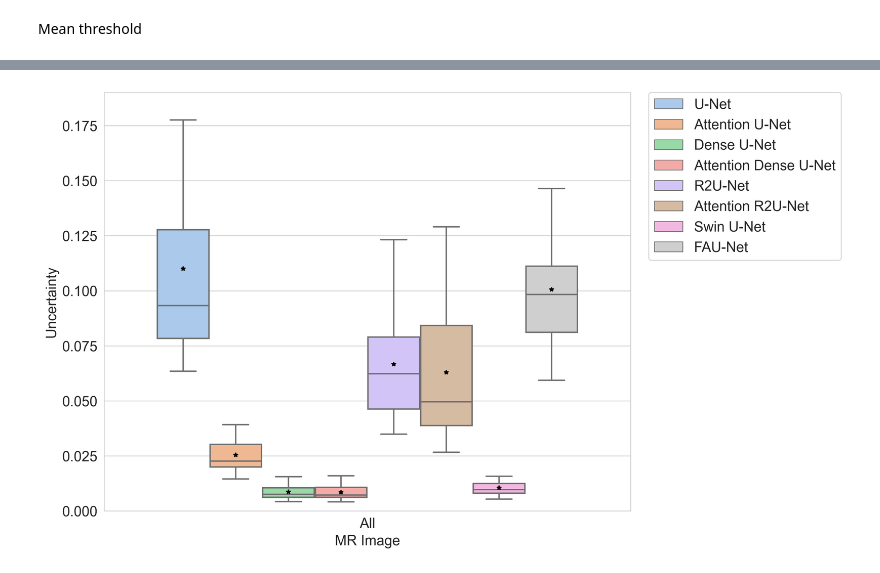
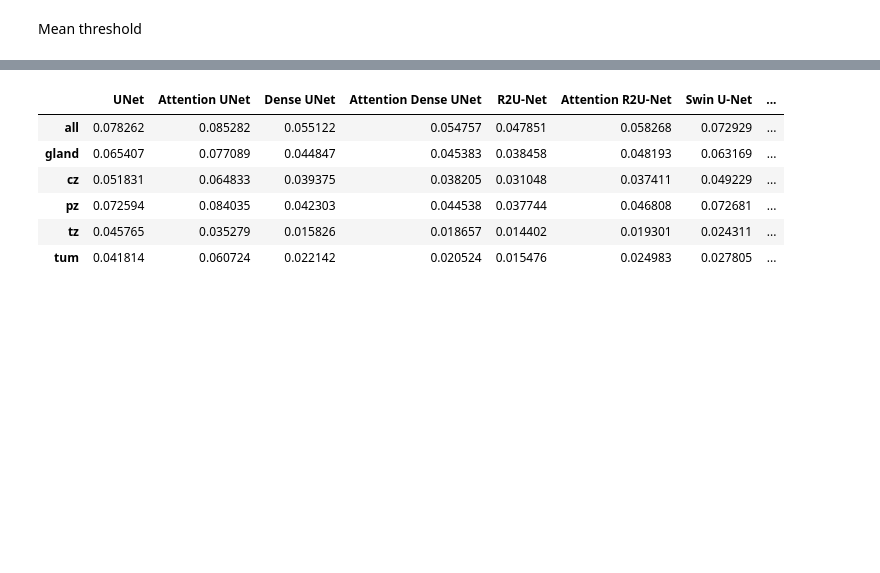
Before and after one commit to pabloquihui/Dataset_pca, a Jupyter notebook: plot_uq.ipynb, the cells around one changed output, grey strips where cells are left out. Saved outputs shown, nothing was run; the diff lists cells and outputs as text; code cells hidden in the pictures; blank space fills up the shorter version.

```diff
--- a/plot_uq.ipynb
+++ b/plot_uq.ipynb
@@ -545,6 +651,44 @@ for name in list(entropy.keys()):
     d = ({"all": ent_all, "gland": ent_gland, "cz": ent_cz, "pz": ent_pz, "tz": ent_tz, "tum": ent_tum})
     dict_boxplot[name] = pd.DataFrame(d, index=range(31))
     # dict_boxplot[name].to_csv(name)
+# %%
+import pandas as pd
+dict_boxplot = {}
+for name in list(entropy.keys()):
+    thres = 0
+
+
+    ent_cz = np.mean(dict_entropy[name]['entropy_cz'], axis=(1,2))
+    ent_pz = np.mean(dict_entropy[name]['entropy_pz'], axis=(1,2))
+    ent_tz = np.mean(dict_entropy[name]['entropy_tz'], axis=(1,2))
+    ent_tum = np.mean(dict_entropy[name]['entropy_tum'], axis=(1,2))
+    ent_gland = np.mean(dict_entropy[name]['entropy_gland'], axis=(1,2))
+    ent_all = np.mean(dict_entropy[name]['entropy_all'], axis=(1,2))
+
+
+
+    ent_tz2 = []
+    ent_tum2 = []
+    x=0
+    y=0
+    for i in range(31):
+        if i in idx_tz:
+            ent_tz2.append(np.NaN)
+        else:
+            ent_tz2.append(ent_tz[x])
+            x+=1
+        if i in idx_tum:
+            ent_tum2.append(np.NaN)
+        else:
+            ent_tum2.append(ent_tum[y])
+            y+=1
+    ent_tz = np.array(ent_tz2)
+    ent_tum = np.array(ent_tum2)
+
+    d = ({"all": ent_all, "gland": ent_gland, "cz": ent_cz, "pz": ent_pz, "tz": ent_tz, "tum": ent_tum})
+    dict_boxplot[name] = pd.DataFrame(d, index=range(31))
+    # dict_boxplot[name].to_csv(name)
+    # print(dict_boxplot)
 # %%
 import matplotlib.pyplot as plt
 import numpy as np; np.random.seed(1)
@@ -611,33 +758,23 @@ plt.show()
-# %%
-plt.rcParams['font.size'] = 15
-plt.figure(figsize=[10,8],dpi=300)
-sns.set_style("whitegrid")
-
-# ax_1 = sns.stripplot(x='Zone', y='Uncertainty', hue='Model', data=mdf, size=3, jitter=0.15, dodge= True,
-#               linewidth=0.5,edgecolor='gray', palette='pastel')
-ax_2 = sns.boxplot(x="Zone", y="Uncertainty", hue="Model", data=mdf_only_all, fliersize= 0,
-                 palette='pastel', showmeans=True, meanprops={"marker": "*",
-                       "markeredgecolor": "black",
-                       "markersize": "5",
-                       "markerfacecolor": 'black'})
-ax_2.set_xlabel('MR Image')
-
-handles, labels = ax_2.get_legend_handles_labels()
-l = ax_2.legend(handles[0:8], labels[0:8], bbox_to_anchor=(1.4, 1), loc='upper right', borderaxespad=0.)
-ax_2.set_ylim(0,0.19)
-
-plt.savefig('Uncertainty_comparison_12-04/uq_boxplot_only_all.png', bbox_inches='tight', pad_inches=0.1)
-plt.show()
-# %% [output]
-[figure, removed]
 # %%
 meandf = pd.DataFrame({'UNet':df_unet.mean(numeric_only=True),
             'Attention UNet': df_attunet.mean(numeric_only=True),
             'Dense UNet': df_denseunet.mean(numeric_only=True),
             'Attention Dense UNet': df_attdenseunet.mean(numeric_only=True),
+            'R2U-Net': df_r2unet.mean(numeric_only=True),
+            'Attention R2U-Net': df_attr2unet.mean(numeric_only=True),
+            'Swin U-Net': df_swinunet.mean(numeric_only=True),
+            'FAU-Net': df_faunet.mean(numeric_only=True),
             })
 meandf.style.highlight_min(color = 'lightgreen',
                        axis = 1)
+# %% [output]
+|  | UNet | Attention UNet | Dense UNet | Attention Dense UNet | R2U-Net | Attention R2U-Net | Swin U-Net | ... |
+| all | 0.078262 | 0.085282 | 0.055122 | 0.054757 | 0.047851 | 0.058268 | 0.072929 | ... |
+| gland | 0.065407 | 0.077089 | 0.044847 | 0.045383 | 0.038458 | 0.048193 | 0.063169 | ... |
+| cz | 0.051831 | 0.064833 | 0.039375 | 0.038205 | 0.031048 | 0.037411 | 0.049229 | ... |
+| pz | 0.072594 | 0.084035 | 0.042303 | 0.044538 | 0.037744 | 0.046808 | 0.072681 | ... |
+| tz | 0.045765 | 0.035279 | 0.015826 | 0.018657 | 0.014402 | 0.019301 | 0.024311 | ... |
+| tum | 0.041814 | 0.060724 | 0.022142 | 0.020524 | 0.015476 | 0.024983 | 0.027805 | ... |
 # %%
 std_unet = df_unet[['all', 'gland', 'cz', 'pz', 'tz', 'tum']].std(ddof=0)
 std_attunet = df_attunet[['all', 'gland', 'cz', 'pz', 'tz', 'tum']].std(ddof=0)
```
Also changed, not shown: parts of 13 cells of this notebook, 1 other file.
